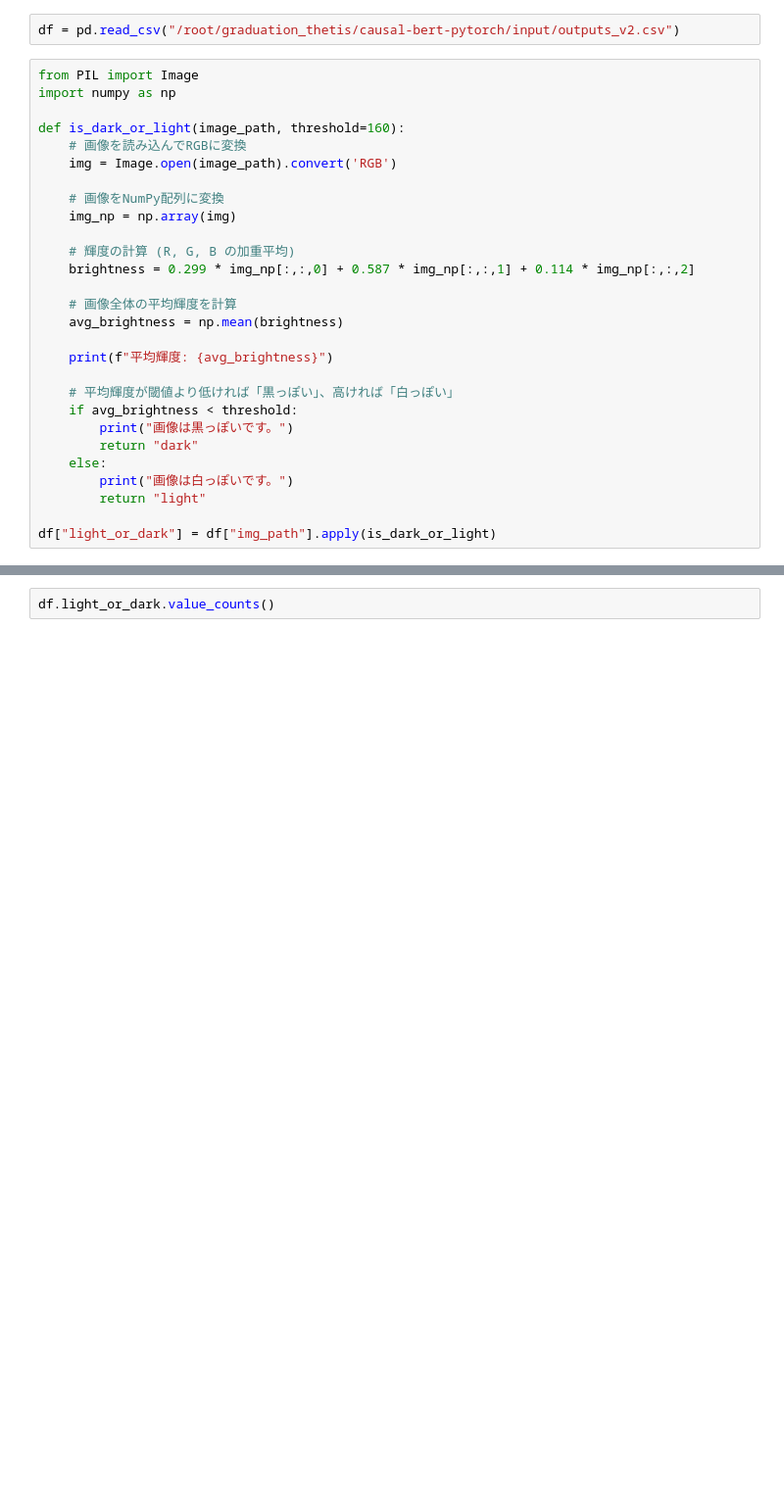
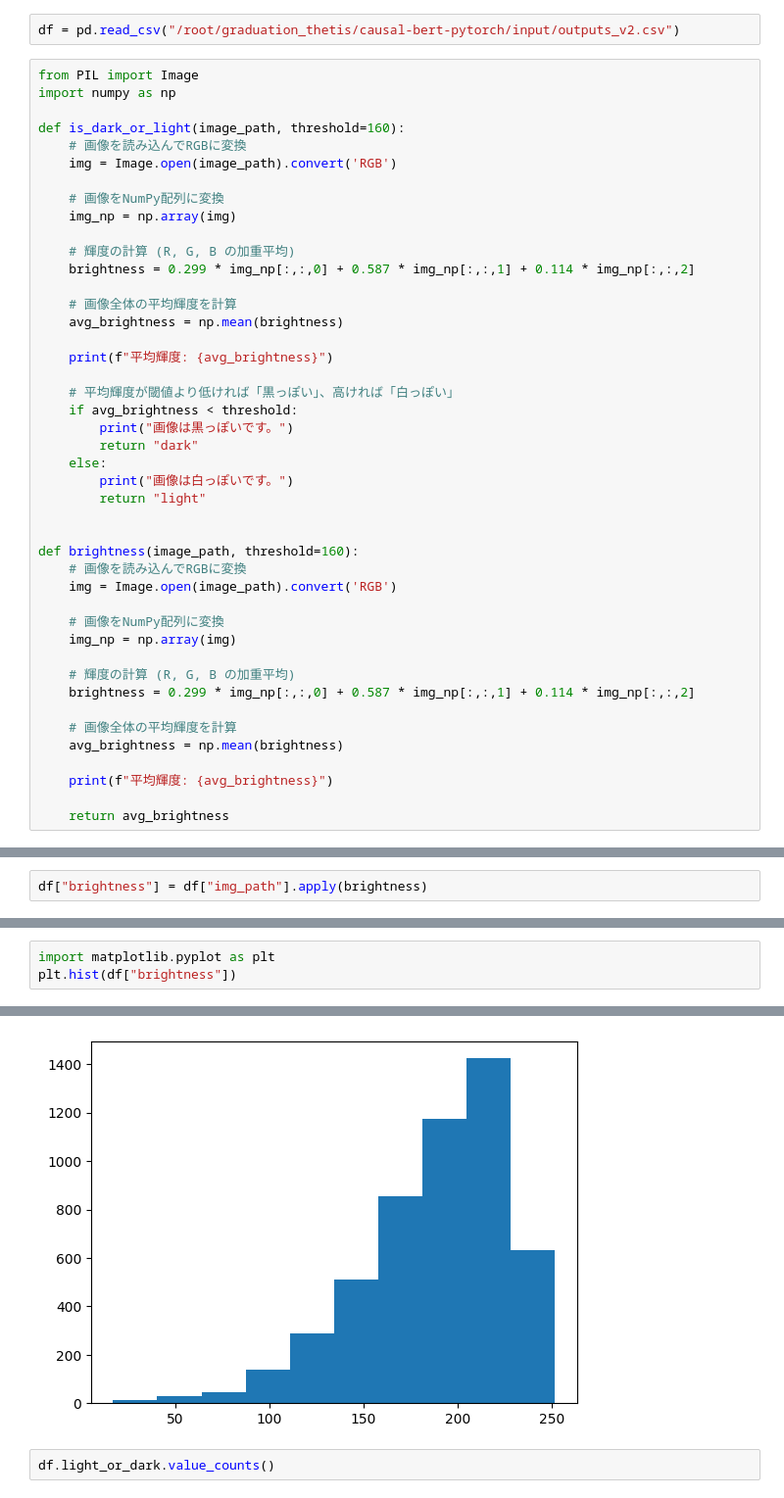
Before and after one commit to tomatoboy-hub/causal-image, a Jupyter notebook: input/preprocess.ipynb, the cells around one changed output, grey strips where cells are left out. Shown at 98% size. Saved outputs shown, nothing was run; the diff lists cells and outputs as text; blank space fills up the shorter version.

```diff
--- a/input/preprocess.ipynb
+++ b/input/preprocess.ipynb
@@ -383,4 +383,20 @@ def is_dark_or_light(image_path, threshold=160):
         print("画像は白っぽいです。")
         return "light"
 
-df["light_or_dark"] = df["img_path"].apply(is_dark_or_light)
+
+def brightness(image_path, threshold=160):
+    # 画像を読み込んでRGBに変換
+    img = Image.open(image_path).convert('RGB')
+
+    # 画像をNumPy配列に変換
+    img_np = np.array(img)
+
+    # 輝度の計算 (R, G, B の加重平均)
+    brightness = 0.299 * img_np[:,:,0] + 0.587 * img_np[:,:,1] + 0.114 * img_np[:,:,2]
+
+    # 画像全体の平均輝度を計算
+    avg_brightness = np.mean(brightness)
+
+    print(f"平均輝度: {avg_brightness}")
+
+    return avg_brightness
@@ -404,0 +403,2 @@ df["light_or_dark"] = df["img_path"].apply(is_dark_or_light)
+# %%
+df["brightness"] = df["img_path"].apply(brightness)
@@ -404,0 +443,4 @@ df["light_or_dark"] = df["img_path"].apply(is_dark_or_light)
+# %%
+import matplotlib.pyplot as plt
+plt.hist(df["brightness"])
+# %% [output]
@@ -405,3 +453,4 @@ df["light_or_dark"] = df["img_path"].apply(is_dark_or_light)
+[figure, added]
 # %%
 df.light_or_dark.value_counts()
 # %% [output]
```
Also changed, not shown: parts of 4 cells of this notebook, 2 other files.
